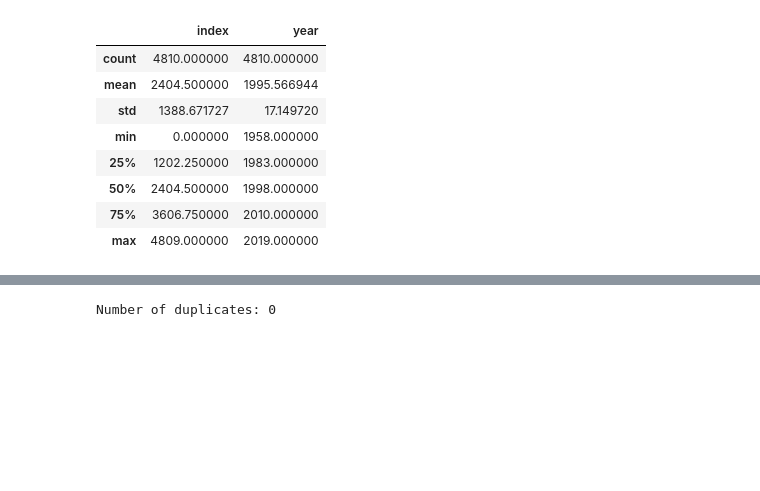
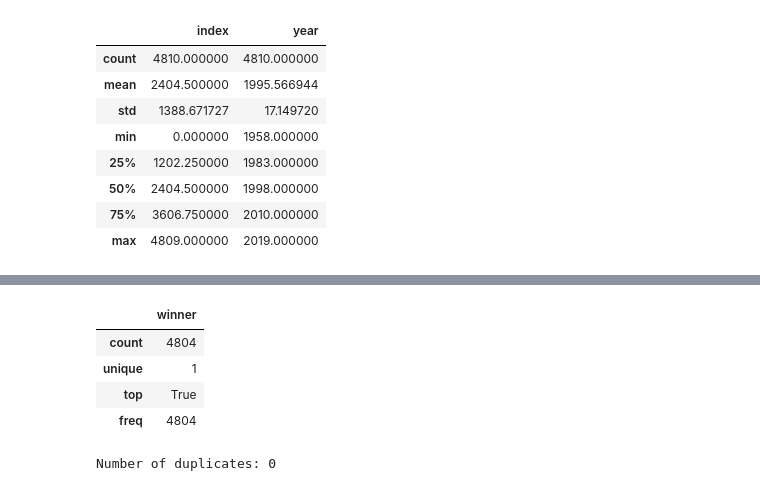
Before and after one commit to valentinabc19/etl_workshop002, a Jupyter notebook: notebooks/003_grammy_eda.ipynb, the cells around one changed output, grey strips where cells are left out. Saved outputs shown, nothing was run; the diff lists cells and outputs as text; code cells hidden in the pictures; blank space fills up the shorter version.

```diff
--- a/notebooks/003_grammy_eda.ipynb
+++ b/notebooks/003_grammy_eda.ipynb
@@ -73,6 +73,14 @@ df.describe(include="object")
 | unique | 62 | 4 | 10 | 638 | 4131 | 1658 | 2366 | 1463 |
 | top | 62nd Annual GRAMMY Awards (2019) | 2017-11-28T00:03:45-08:00 | 2019-09-10T01:08:19-07:00 | Song Of The Year | Robert Woods | (Various Artists) | John Williams, composer (John Wil... | https://www.grammy.com/sites/com/... |
 | freq | 433 | 4205 | 778 | 70 | 7 | 66 | 20 | 26 |
+# %%
+df.describe(include="boolean")
+# %% [output]
+|  | winner |
+| count | 4804 |
+| unique | 1 |
+| top | True |
+| freq | 4804 |
 # %%
 print(f"Number of duplicates: {df.duplicated().sum()}")
 # %% [output]
```
Also changed, not shown: parts of 8 cells of this notebook, 3 other files.
